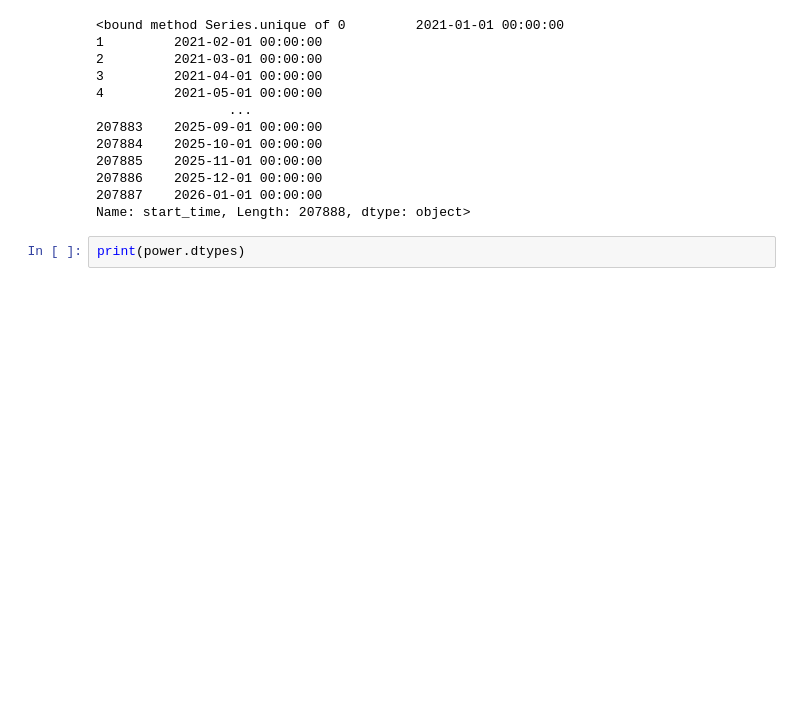
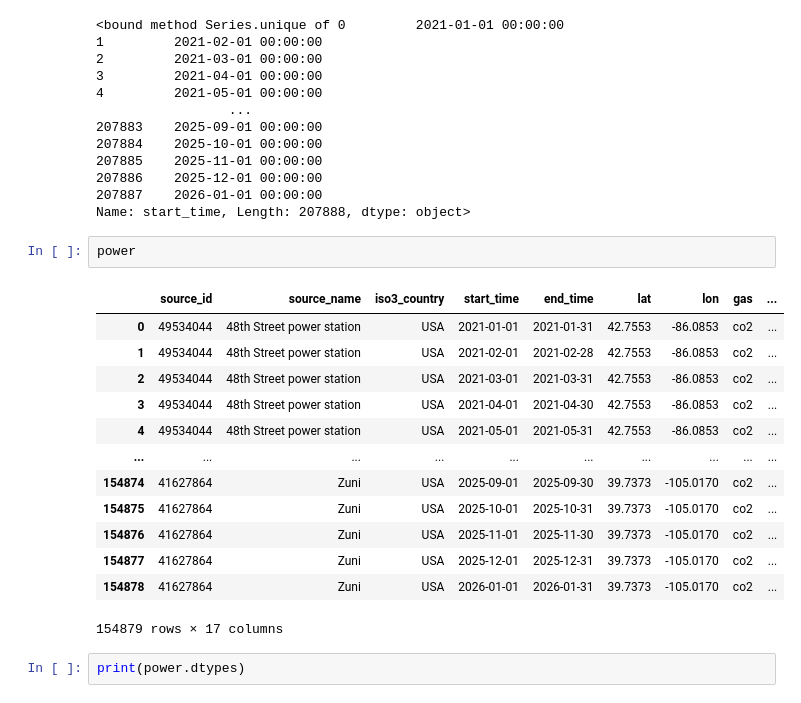
Before and after one commit to vedikaS-byte/eds-213-labs, a Jupyter notebook: data-cleaning.ipynb, the cells around one changed output. Cells and saved outputs as stored; diff of their text form; blank space fills up the shorter version.

```diff
--- a/data-cleaning.ipynb
+++ b/data-cleaning.ipynb
@@ -30,6 +32,22 @@ non_res["start_time"].unique
 207886    2025-12-01 00:00:00
 207887    2026-01-01 00:00:00
 Name: start_time, Length: 207888, dtype: object>
+# %%
+power
+# %% [output]
+|  | source_id | source_name | iso3_country | start_time | end_time | lat | lon | gas | ... |
+| 0 | 49534044 | 48th Street power station | USA | 2021-01-01 | 2021-01-31 | 42.7553 | -86.0853 | co2 | ... |
+| 1 | 49534044 | 48th Street power station | USA | 2021-02-01 | 2021-02-28 | 42.7553 | -86.0853 | co2 | ... |
+| 2 | 49534044 | 48th Street power station | USA | 2021-03-01 | 2021-03-31 | 42.7553 | -86.0853 | co2 | ... |
+| 3 | 49534044 | 48th Street power station | USA | 2021-04-01 | 2021-04-30 | 42.7553 | -86.0853 | co2 | ... |
+| 4 | 49534044 | 48th Street power station | USA | 2021-05-01 | 2021-05-31 | 42.7553 | -86.0853 | co2 | ... |
+| ... | ... | ... | ... | ... | ... | ... | ... | ... | ... |
+| 154874 | 41627864 | Zuni | USA | 2025-09-01 | 2025-09-30 | 39.7373 | -105.0170 | co2 | ... |
+| 154875 | 41627864 | Zuni | USA | 2025-10-01 | 2025-10-31 | 39.7373 | -105.0170 | co2 | ... |
+| 154876 | 41627864 | Zuni | USA | 2025-11-01 | 2025-11-30 | 39.7373 | -105.0170 | co2 | ... |
+| 154877 | 41627864 | Zuni | USA | 2025-12-01 | 2025-12-31 | 39.7373 | -105.0170 | co2 | ... |
+| 154878 | 41627864 | Zuni | USA | 2026-01-01 | 2026-01-31 | 39.7373 | -105.0170 | co2 | ... |
+154879 rows × 17 columns
 # %%
 print(power.dtypes)
 # %% [output]
```
Also changed, not shown: parts of 10 cells of this notebook, 4 other files.
